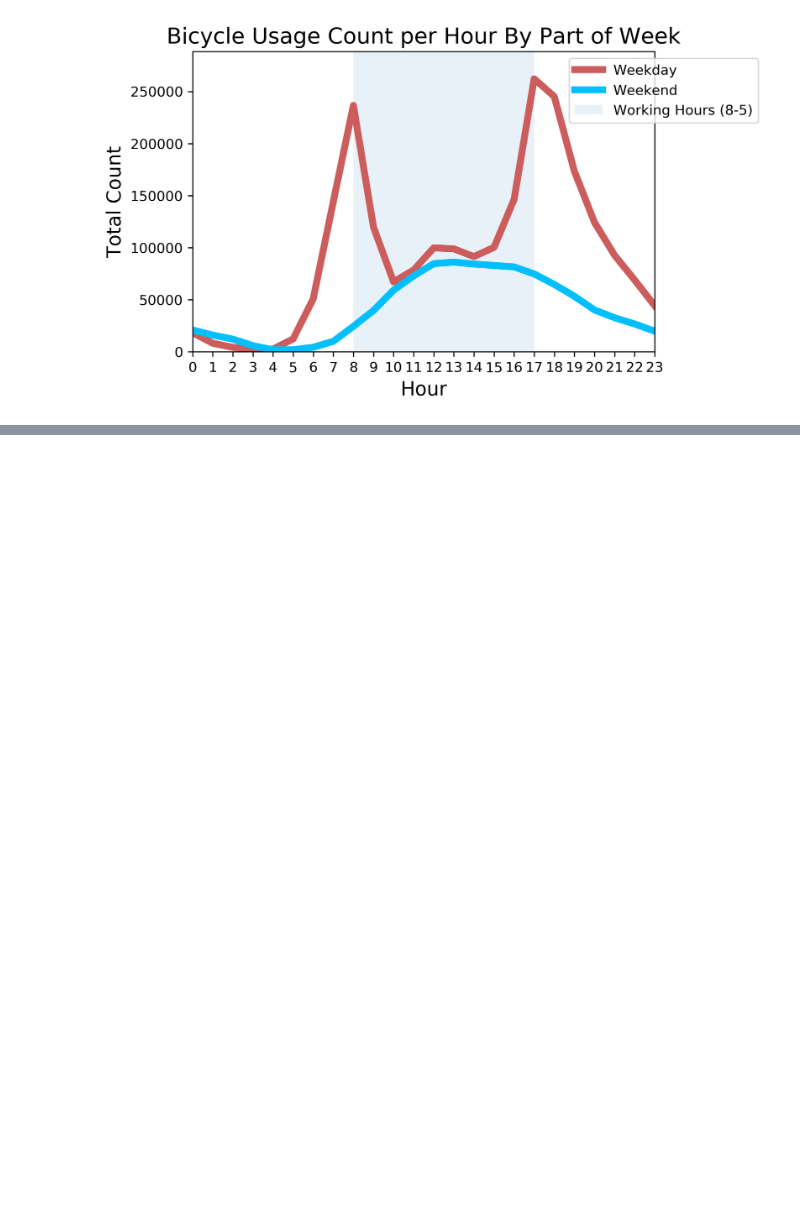
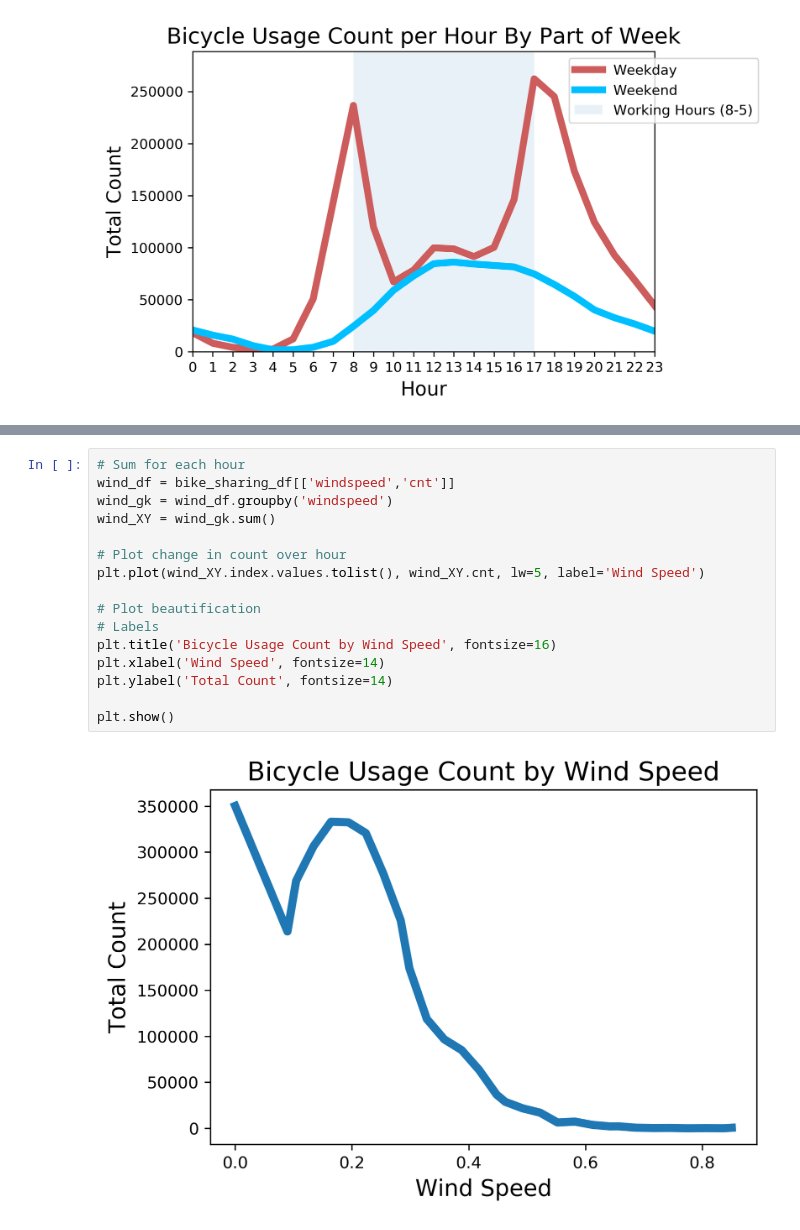
Before and after one commit to NathanHergenreter/CS574_BikeSharing, a Jupyter notebook: data_analysis.ipynb, the cells around one changed output, grey strips where cells are left out. Saved outputs shown, nothing was run; the diff lists cells and outputs as text; blank space fills up the shorter version.

```diff
--- a/data_analysis.ipynb
+++ b/data_analysis.ipynb
@@ -272,0 +327,18 @@ plt.show()
+# %%
+# Sum for each hour
+wind_df = bike_sharing_df[['windspeed','cnt']]
+wind_gk = wind_df.groupby('windspeed')
+wind_XY = wind_gk.sum()
+
+# Plot change in count over hour
+plt.plot(wind_XY.index.values.tolist(), wind_XY.cnt, lw=5, label='Wind Speed')
+
+# Plot beautification
+# Labels
+plt.title('Bicycle Usage Count by Wind Speed', fontsize=16)
+plt.xlabel('Wind Speed', fontsize=14)
+plt.ylabel('Total Count', fontsize=14)
+
+plt.show()
+# %% [output]
+[figure, added]
```
Also changed, not shown: parts of 7 cells of this notebook.
